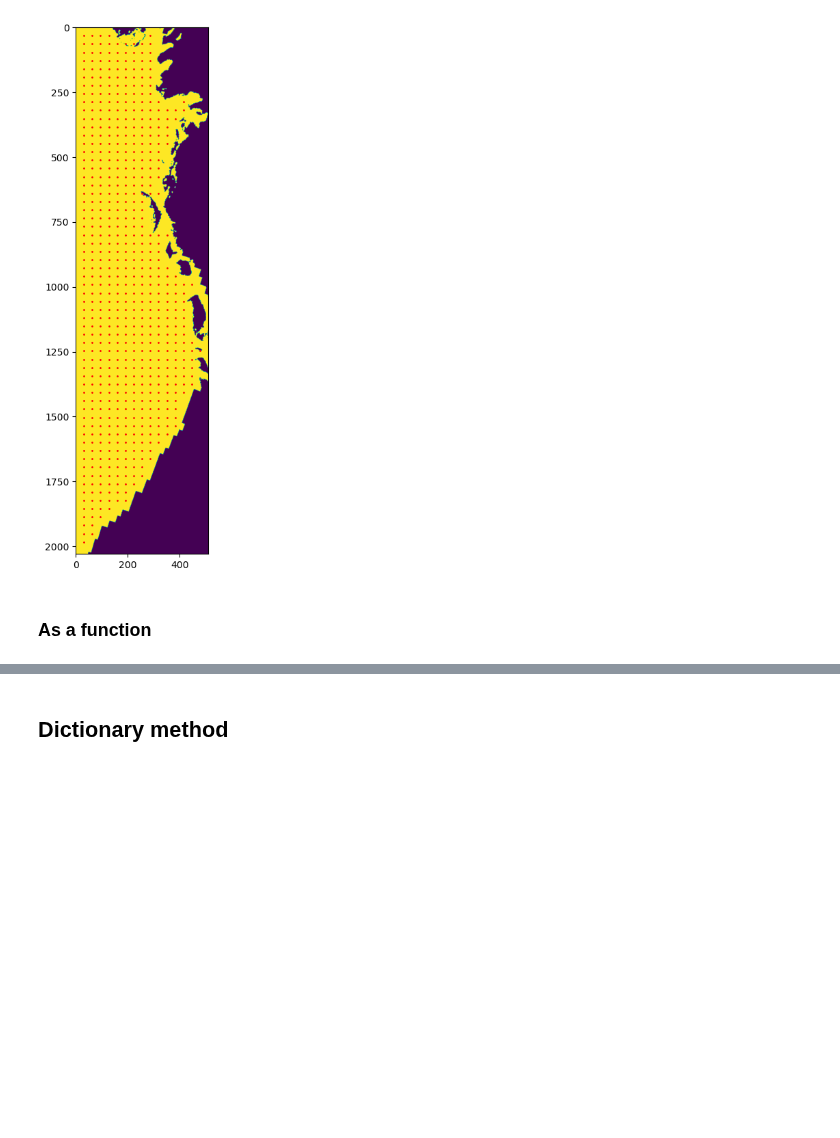
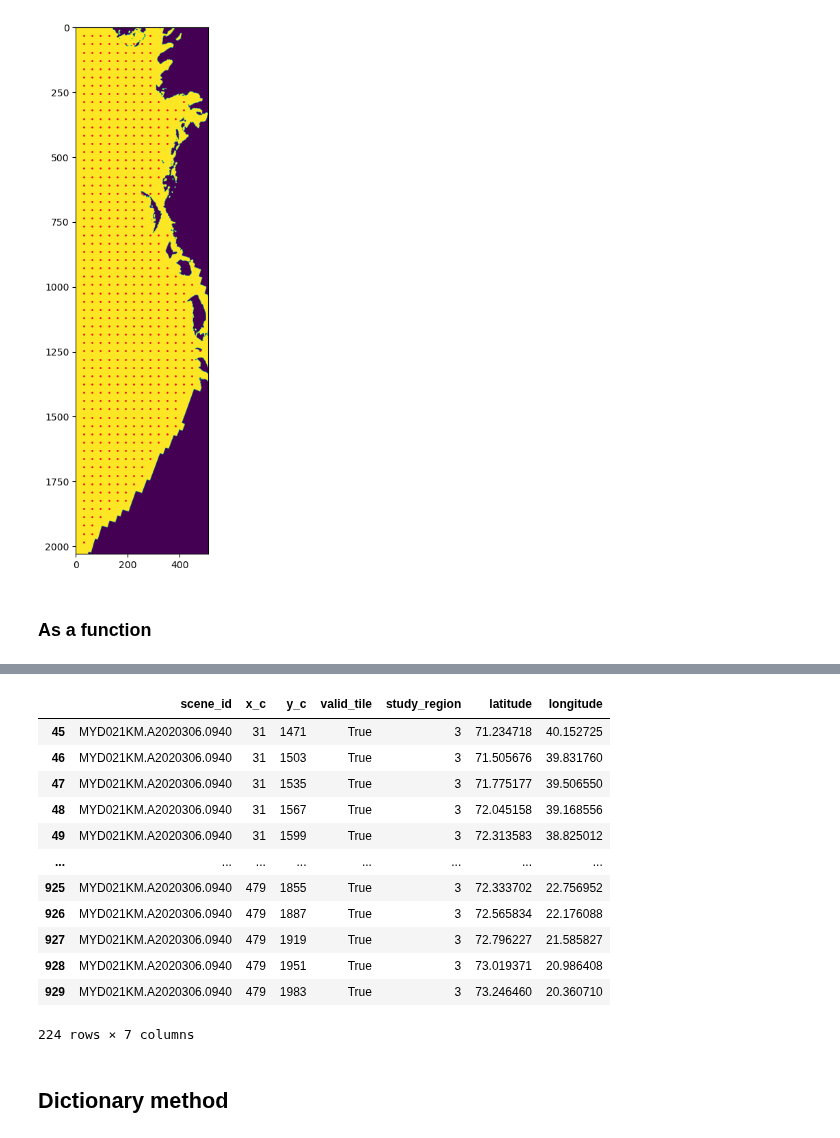
Before and after one commit to flogrows/phd-notebooks, a Jupyter notebook: TileLists.ipynb, the cells around one changed output, grey strips where cells are left out. Drawn from its saved outputs; the diff is of its cells as text; code cells hidden in the pictures; blank space fills up the shorter version.

```diff
--- a/TileLists.ipynb
+++ b/TileLists.ipynb
@@ -429,3 +431,20 @@ filtered_scene_ids
+# %%
+scene_id = 'MYD021KM.A2020306.0940'
+all_tiles_df.query('scene_id == @scene_id and valid_tile == True and study_region == 3')
+# %% [output]
+|  | scene_id | x_c | y_c | valid_tile | study_region | latitude | longitude |
+| 45 | MYD021KM.A2020306.0940 | 31 | 1471 | True | 3 | 71.234718 | 40.152725 |
+| 46 | MYD021KM.A2020306.0940 | 31 | 1503 | True | 3 | 71.505676 | 39.831760 |
+| 47 | MYD021KM.A2020306.0940 | 31 | 1535 | True | 3 | 71.775177 | 39.506550 |
+| 48 | MYD021KM.A2020306.0940 | 31 | 1567 | True | 3 | 72.045158 | 39.168556 |
+| 49 | MYD021KM.A2020306.0940 | 31 | 1599 | True | 3 | 72.313583 | 38.825012 |
+| ... | ... | ... | ... | ... | ... | ... | ... |
+| 925 | MYD021KM.A2020306.0940 | 479 | 1855 | True | 3 | 72.333702 | 22.756952 |
+| 926 | MYD021KM.A2020306.0940 | 479 | 1887 | True | 3 | 72.565834 | 22.176088 |
+| 927 | MYD021KM.A2020306.0940 | 479 | 1919 | True | 3 | 72.796227 | 21.585827 |
+| 928 | MYD021KM.A2020306.0940 | 479 | 1951 | True | 3 | 73.019371 | 20.986408 |
+| 929 | MYD021KM.A2020306.0940 | 479 | 1983 | True | 3 | 73.246460 | 20.360710 |
+224 rows × 7 columns
 # %% [markdown]
 ## Dictionary method
 # %%
```
Also changed, not shown: parts of 6 cells of this notebook, 1 other file.
